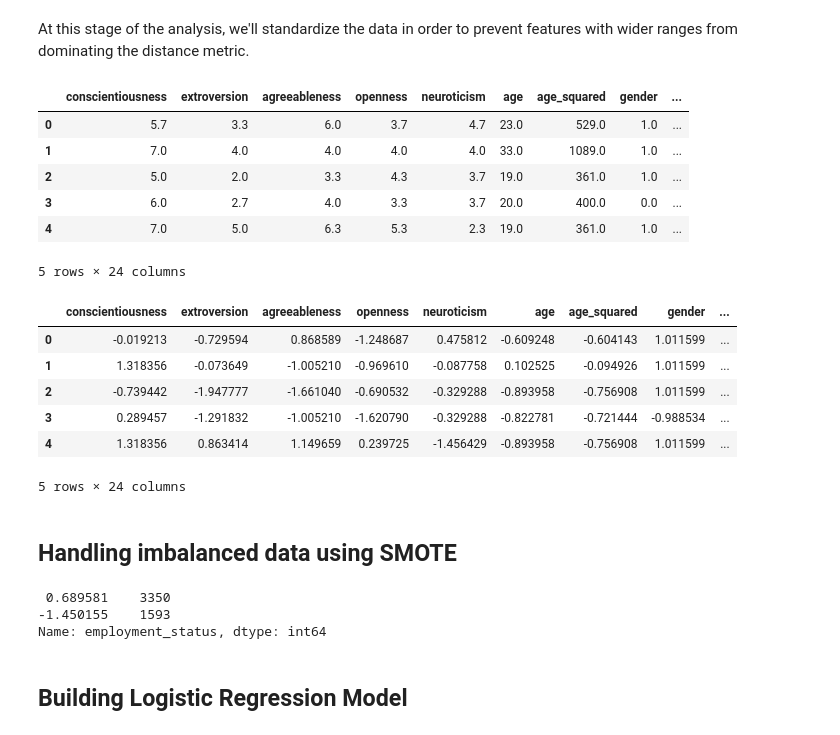
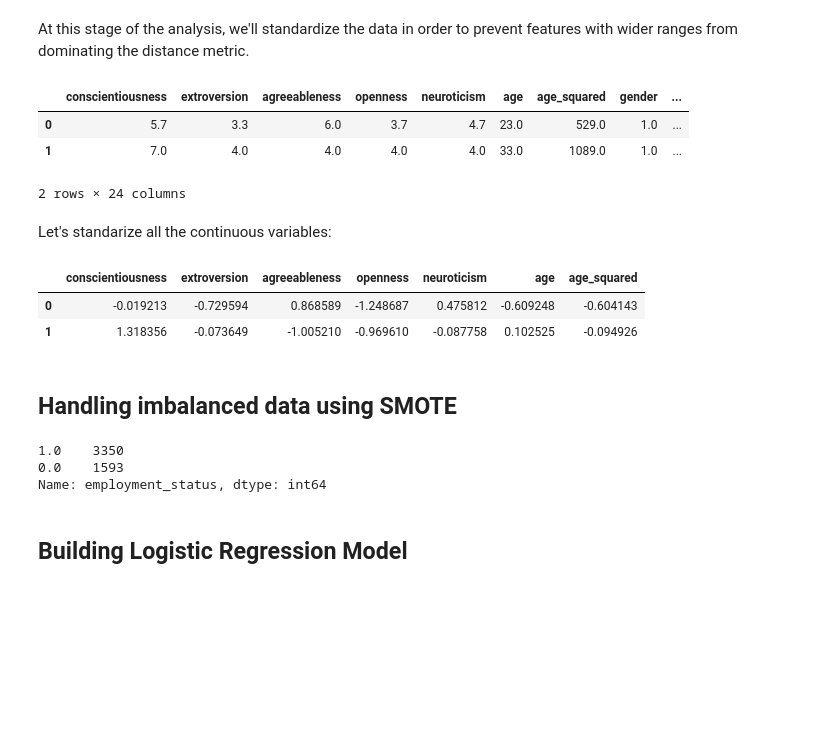
Before and after one commit to nataliagraczyk/bigfive-project, a Jupyter notebook: main.ipynb, the cells around one changed output. Drawn from its saved outputs; the diff is of its cells as text; code cells hidden in the pictures; blank space fills up the shorter version.

```diff
--- a/main.ipynb
+++ b/main.ipynb
@@ -467,27 +487,27 @@ data.drop_duplicates(inplace = True)
 # %% [markdown]
 At this stage of the analysis, we'll standardize the data in order to prevent features with wider ranges from dominating the distance metric.
 # %%
-data.head(5)
+data.head(2)
 # %% [output]
 |  | conscientiousness | extroversion | agreeableness | openness | neuroticism | age | age_squared | gender | ... |
 | 0 | 5.7 | 3.3 | 6.0 | 3.7 | 4.7 | 23.0 | 529.0 | 1.0 | ... |
 | 1 | 7.0 | 4.0 | 4.0 | 4.0 | 4.0 | 33.0 | 1089.0 | 1.0 | ... |
-| 2 | 5.0 | 2.0 | 3.3 | 4.3 | 3.7 | 19.0 | 361.0 | 1.0 | ... |
-| 3 | 6.0 | 2.7 | 4.0 | 3.3 | 3.7 | 20.0 | 400.0 | 0.0 | ... |
-| 4 | 7.0 | 5.0 | 6.3 | 5.3 | 2.3 | 19.0 | 361.0 | 1.0 | ... |
-5 rows × 24 columns
+2 rows × 24 columns
+# %% [markdown]
+Let's standarize all the continuous variables:
+# %%
+cont_cols = ['conscientiousness', 'extroversion', 'agreeableness', 'openness',
+       'neuroticism', 'age', 'age_squared']
+
+data_num = data[cont_cols]
 # %%
 scale=StandardScaler()
 
-standarized_data = scale.fit_transform(data)
-standarized_df = pd.DataFrame(standarized_data, columns = data.columns)
+standarized_data = scale.fit_transform(data_num)
+standarized_df = pd.DataFrame(standarized_data, columns = data_num.columns)
 # %%
-standarized_df.head(5)
+standarized_df.head(2)
 # %% [output]
-|  | conscientiousness | extroversion | agreeableness | openness | neuroticism | age | age_squared | gender | ... |
-| 0 | -0.019213 | -0.729594 | 0.868589 | -1.248687 | 0.475812 | -0.609248 | -0.604143 | 1.011599 | ... |
-| 1 | 1.318356 | -0.073649 | -1.005210 | -0.969610 | -0.087758 | 0.102525 | -0.094926 | 1.011599 | ... |
-| 2 | -0.739442 | -1.947777 | -1.661040 | -0.690532 | -0.329288 | -0.893958 | -0.756908 | 1.011599 | ... |
-| 3 | 0.289457 | -1.291832 | -1.005210 | -1.620790 | -0.329288 | -0.822781 | -0.721444 | -0.988534 | ... |
-| 4 | 1.318356 | 0.863414 | 1.149659 | 0.239725 | -1.456429 | -0.893958 | -0.756908 | 1.011599 | ... |
+|  | conscientiousness | extroversion | agreeableness | openness | neuroticism | age | age_squared |
+| 0 | -0.019213 | -0.729594 | 0.868589 | -1.248687 | 0.475812 | -0.609248 | -0.604143 |
+| 1 | 1.318356 | -0.073649 | -1.005210 | -0.969610 | -0.087758 | 0.102525 | -0.094926 |
-5 rows × 24 columns
@@ -494,10 +517,10 @@ standarized_df.head(5)
 # %% [markdown]
 ## Handling imbalanced data using SMOTE
 # %%
-standarized_df.employment_status.value_counts()
+data.employment_status.value_counts()
 # %% [output]
- 0.689581    3350
--1.450155    1593
+1.0    3350
+0.0    1593
 Name: employment_status, dtype: int64
 # %% [markdown]
 ## Building Logistic Regression Model
```
Also changed, not shown: parts of 3 cells of this notebook.
